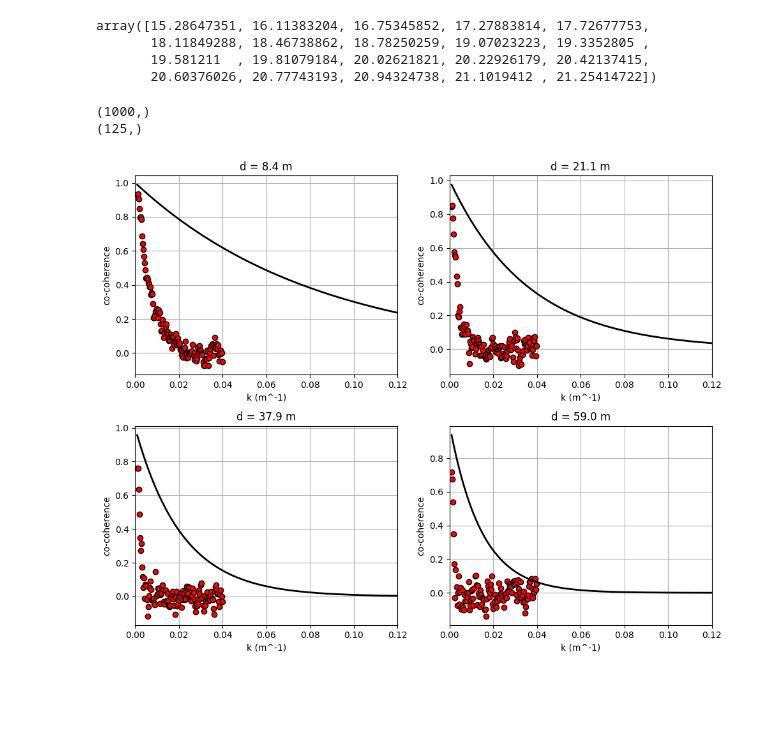
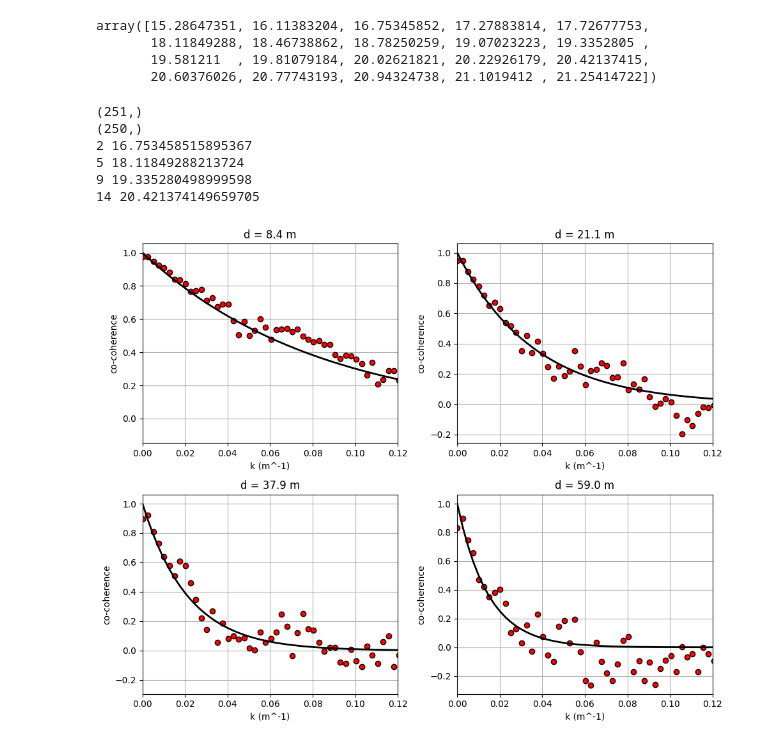
Before and after one commit to zwergon/yawisi, a Jupyter notebook: notebooks/vertical_mast.ipynb, the cells around one changed output. Saved outputs shown, nothing was run; the diff lists cells and outputs as text; code cells hidden in the pictures; blank space fills up the shorter version.

```diff
--- a/notebooks/vertical_mast.ipynb
+++ b/notebooks/vertical_mast.ipynb
@@ -65,4 +67 @@ Wind Values have been initialized
 ________________End OF DISPLAY____________________________________
-# %%
-wind_field.locations = Locations.create("grid", ny=(params.ny), nz=(params.nz), ymin=(params.ymin), ymax=(params.ymax), zmin=(params.zmin), zmax=(params.zmax))
-ts = wind_field.get_uvwt()
@@ -171,19 +191,16 @@ plt.show()
 # %% [markdown]
 ### Co-coherence
 # %%
-from scipy.signal import detrend, csd
+from scipy.signal import csd
 
-def coherence(X, Y, Fs=0.2, WINDOW='hann', NPERSEG=None, NOVERLAP=None, NFFT=None):
-    # Get only the fluctuating part
-    X = detrend(X, type='constant')
-    Y = detrend(Y, type='constant')  # remove mean
+def coherence(X, Y, Fs=2, WINDOW='hann', NPERSEG=None, NOVERLAP=None, NFFT=None):
 
     #Get cross spectrum
-    freq, pxy = csd(X, Y, fs=Fs, nperseg=NPERSEG, nfft=NFFT)
+    freq, pxy = csd(X, Y, fs=Fs, window=WINDOW, nperseg=NPERSEG, noverlap=NPERSEG//2, nfft=NFFT)
 
     # Get single point spectrum
-    _, pxx = csd(X, X, fs=Fs, window=WINDOW, nperseg=NPERSEG,  nfft=NFFT)
-    _, pyy = csd(Y, Y, fs=Fs, window=WINDOW, nperseg=NPERSEG,  nfft=NFFT)
+    _, pxx = csd(X, X, fs=Fs, window=WINDOW, nperseg=NPERSEG, noverlap=NPERSEG//2,  nfft=NFFT)
+    _, pyy = csd(Y, Y, fs=Fs, window=WINDOW, nperseg=NPERSEG, noverlap=NPERSEG//2,  nfft=NFFT)
 
     # Normalize the cross spectrum
     cocoh = np.real(pxy / np.sqrt(pxx * pyy))  # co-coherence
@@ -217,6 +210,28 @@ distTarget = [10,20,40,60]
+# %%
+from scipy.signal import welch
+t_tot = wind_field.params.n_samples * wind_field.params.sample_time
+Time = np.arange(0, t_tot, wind_field.params.sample_time)
+Nblock = 6
+tmax = Time[-1]
+dt = np.median(np.diff(Time))
+fs = 1/dt
+N = wind_field.params.n_samples
+Ncoh = int(round(N/Nblock))
+overlap = Ncoh//2
+
+cocoh_temp = np.zeros((len(wind_field.locations.points), len(wind_field.locations.points), Ncoh//2))
+for i, pt in enumerate(wind_field.locations.points):
+    for j, pt2 in enumerate(wind_field.locations.points):
+        wind1: Wind = wind_field.winds[i]
+        wind2: Wind = wind_field.winds[j]
+        coh, _, freq = coherence(wind1.wind_values[:,0], wind2.wind_values[:,0], Fs=fs, NPERSEG=Ncoh, NOVERLAP=overlap, NFFT=Ncoh)
+        cocoh_temp[i, j :] = coh[:Ncoh//2]
 # %%
+dz = grid.get_distance_matrix()
+uniqueDist = np.unique(np.round(dz.flatten() * 100) / 100)
+distTarget = [10,20,40,60]
 ## Averaging coherence
-cocoh = np.reshape(cocoh, (Nsamples*Nsamples, -1))
+cocoh = np.reshape(cocoh_temp, (len(wind_field.locations.points)*len(wind_field.locations.points), -1))
 meanCoCoh = np.zeros((len(np.unique(uniqueDist)), cocoh.shape[1]))
 
 for ii, dist in enumerate(np.unique(uniqueDist)):
@@ -234,30 +249,35 @@ array([15.28647351, 16.11383204, 16.75345852, 17.27883814, 17.72677753,
        19.581211  , 19.81079184, 20.02621821, 20.22926179, 20.42137415,
        20.60376026, 20.77743193, 20.94324738, 21.1019412 , 21.25414722])
 # %%
-freq = np.linspace(0.003, 1, 1000)
+# freq = np.linspace(0.003, 1, 1000)
 k = 2 * np.pi * freq / 20
 
 print(freq.shape)
 print(meanCoCoh[0, :].reshape((meanCoCoh.shape[1],)).shape)
 
 
 fig, axs = plt.subplots(2, 2, figsize=(10, 8))
 for ii, target in enumerate(distTarget, 1):
     indDist = []
     ind = np.argmin(np.abs(uniqueDist - target))
+    print(ind, umean[ind])
     indDist.append(ind)
     ax = axs[(ii - 1) // 2, (ii - 1) % 2]
     ax.plot(k[:meanCoCoh.shape[1]], meanCoCoh[indDist, :].reshape((meanCoCoh.shape[1],)), 'ko', markerfacecolor='r')
     ax.plot(k, np.exp(-7.5 * dz[0, ind] * freq / umean[ind]), 'k', linewidth=2)
     ax.set_title('d = {:.1f} m'.format(uniqueDist[ind]))
     ax.set_xlim([0, 0.12])
     ax.set_xlabel('k (m^-1)')
     ax.set_ylabel('co-coherence')
     ax.grid(True)
 
 plt.tight_layout()
 plt.show()
 # %% [output]
-(1000,)
-(125,)
+(251,)
+(250,)
+2 16.753458515895367
+5 18.11849288213724
+9 19.335280498999598
+14 20.421374149659705
-[figure, old version]
+[figure, new version]
```
Also changed, not shown: parts of 14 cells of this notebook.
